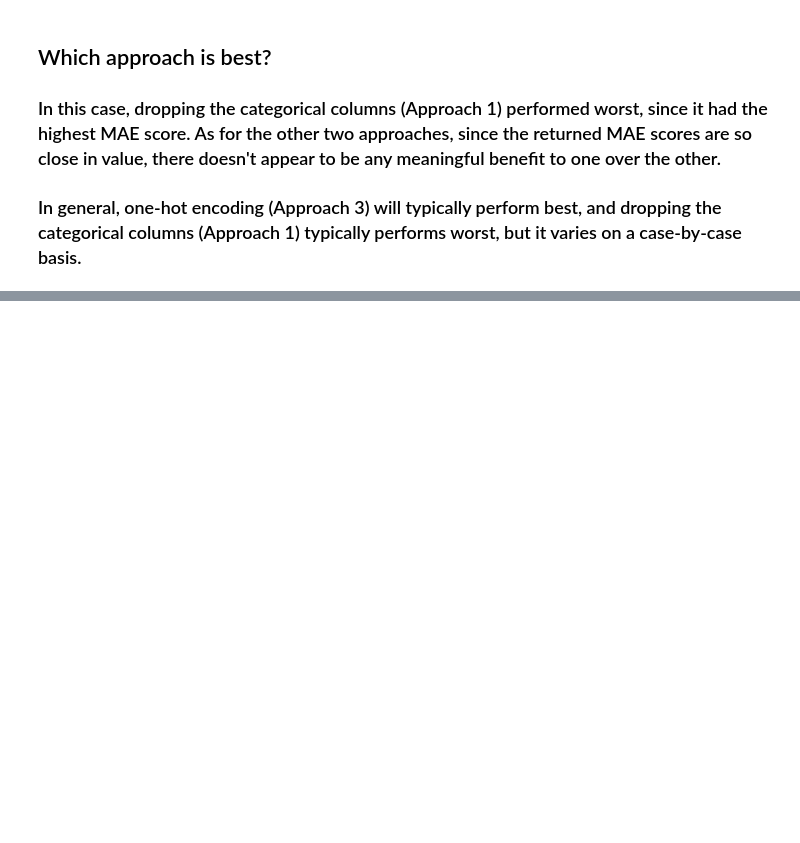
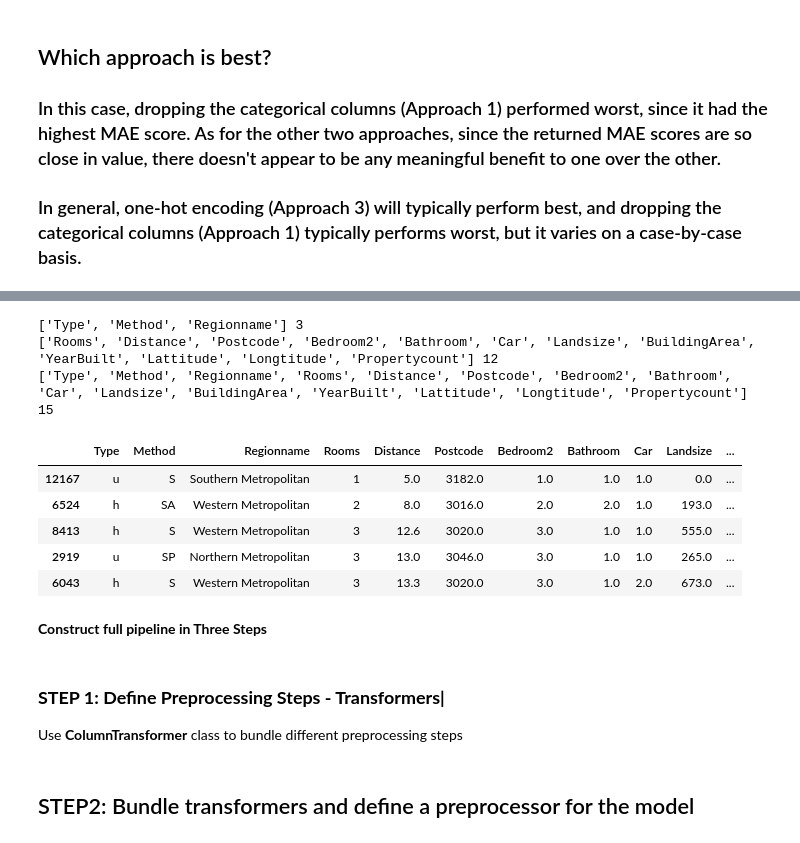
Before and after one commit to albert-joonyoung-park/kaggle-lessons, a Jupyter notebook: kaggle-ml2.ipynb, the cells around one changed output, grey strips where cells are left out. Cells and saved outputs as stored; diff of their text form; code cells hidden in the pictures; blank space fills up the shorter version.

Commit message:
Kaggle Notebook | kaggle-ml2 | Version 4

```diff
--- a/kaggle-ml2.ipynb
+++ b/kaggle-ml2.ipynb
@@ -399,0 +417,50 @@ print(score_dataset(OH_X_train, OH_X_valid, y_train, y_valid))
+# %%
+import pandas as pd
+from sklearn.model_selection import train_test_split
+
+# Read the data
+data = pd.read_csv("/kaggle/input/melbourne-housing-snapshot/melb_data.csv")
+
+# Sparate target from predictors
+y = data.Price
+X = data.drop(['Price'], axis=1)
+
+# Divide data into training and validation subsets
+X_train_full, X_valid_full, y_train, y_valid = train_test_split(X, y, train_size=0.8, test_size=0.2, random_state=0)
+
+# Extract columns in categorical / numerical values of your interest, they will be fed into the model of your choice.
+# Conversion of categorical values to numerics are crucial since most of the pre-defined models are based on to
+# use numeric values.
+#
+# Categorical columns with low Cardinality (<10)
+categorical_cols = [ col for col in X_train_full.columns if X_train_full[col].nunique() < 10
+                   and X_train_full[col].dtype == 'object' ]
+print(categorical_cols, len(categorical_cols))
+
+# Numerical columns
+numerical_cols = [ col for col in X_train_full.columns if X_train_full[col].dtype in ['int64','float64']]
+print(numerical_cols, len(numerical_cols))
+
+# Filter dataset with the selected column names
+my_cols = categorical_cols + numerical_cols
+print(my_cols, len(my_cols))
+X_train = X_train_full[my_cols].copy()
+X_valid = X_valid_full[my_cols].copy()
+# %% [output]
+['Type', 'Method', 'Regionname'] 3
+['Rooms', 'Distance', 'Postcode', 'Bedroom2', 'Bathroom', 'Car', 'Landsize', 'BuildingArea', 'YearBuilt', 'Lattitude', 'Longtitude', 'Propertycount'] 12
+['Type', 'Method', 'Regionname', 'Rooms', 'Distance', 'Postcode', 'Bedroom2', 'Bathroom', 'Car', 'Landsize', 'BuildingArea', 'YearBuilt', 'Lattitude', 'Longtitude', 'Propertycount'] 15
+# %%
+X_train.head()
+# %% [output]
+|  | Type | Method | Regionname | Rooms | Distance | Postcode | Bedroom2 | Bathroom | Car | Landsize | ... |
+| 12167 | u | S | Southern Metropolitan | 1 | 5.0 | 3182.0 | 1.0 | 1.0 | 1.0 | 0.0 | ... |
+| 6524 | h | SA | Western Metropolitan | 2 | 8.0 | 3016.0 | 2.0 | 2.0 | 1.0 | 193.0 | ... |
+| 8413 | h | S | Western Metropolitan | 3 | 12.6 | 3020.0 | 3.0 | 1.0 | 1.0 | 555.0 | ... |
+| 2919 | u | SP | Northern Metropolitan | 3 | 13.0 | 3046.0 | 3.0 | 1.0 | 1.0 | 265.0 | ... |
+| 6043 | h | S | Western Metropolitan | 3 | 13.3 | 3020.0 | 3.0 | 1.0 | 2.0 | 673.0 | ... |
+# %% [markdown]
+**Construct full pipeline in Three Steps**
+# %% [markdown]
+### **STEP 1: Define Preprocessing Steps - Transformers|**
+Use **ColumnTransformer** class to bundle different preprocessing steps
@@ -399,0 +495,2 @@ print(score_dataset(OH_X_train, OH_X_valid, y_train, y_valid))
+# %% [markdown]
+## STEP2: Bundle transformers and define a preprocessor for the model
```
Also changed, not shown: parts of 7 cells of this notebook.
